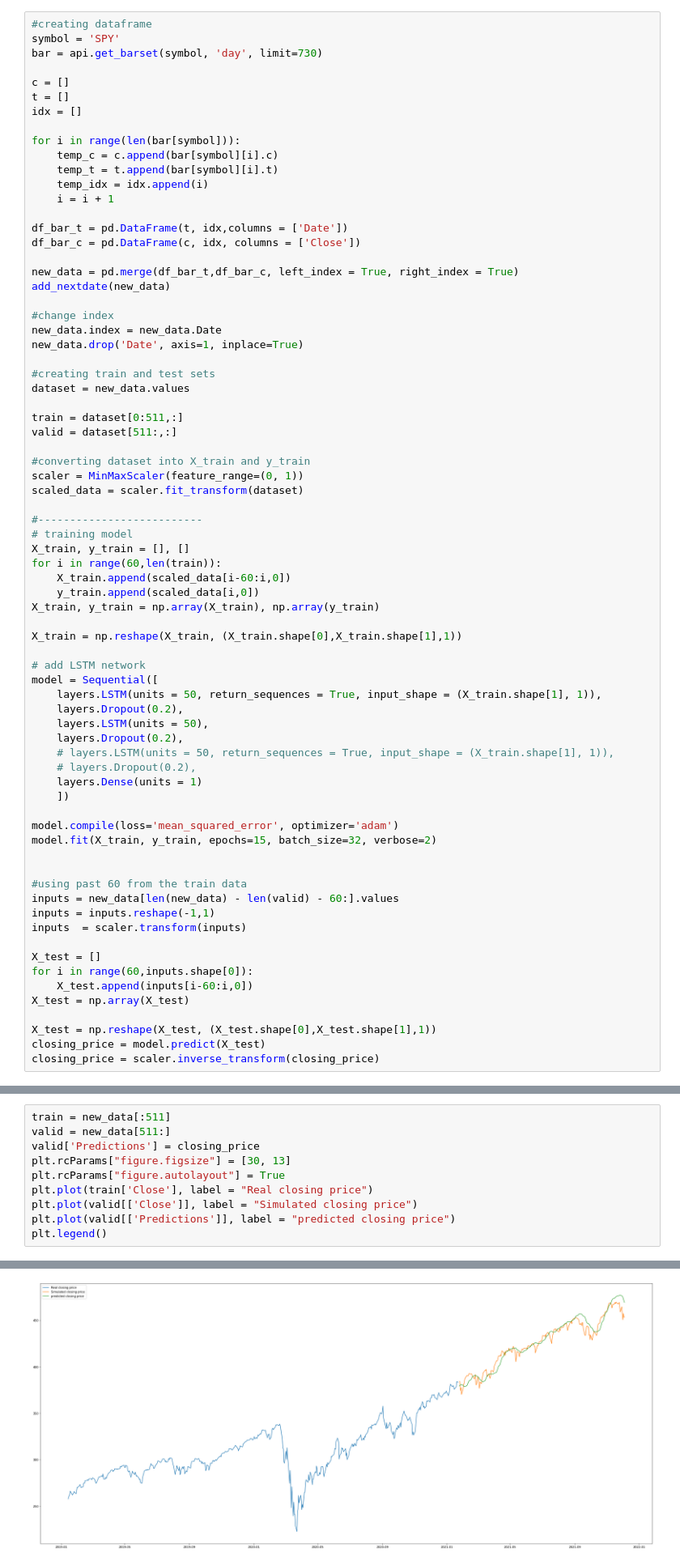
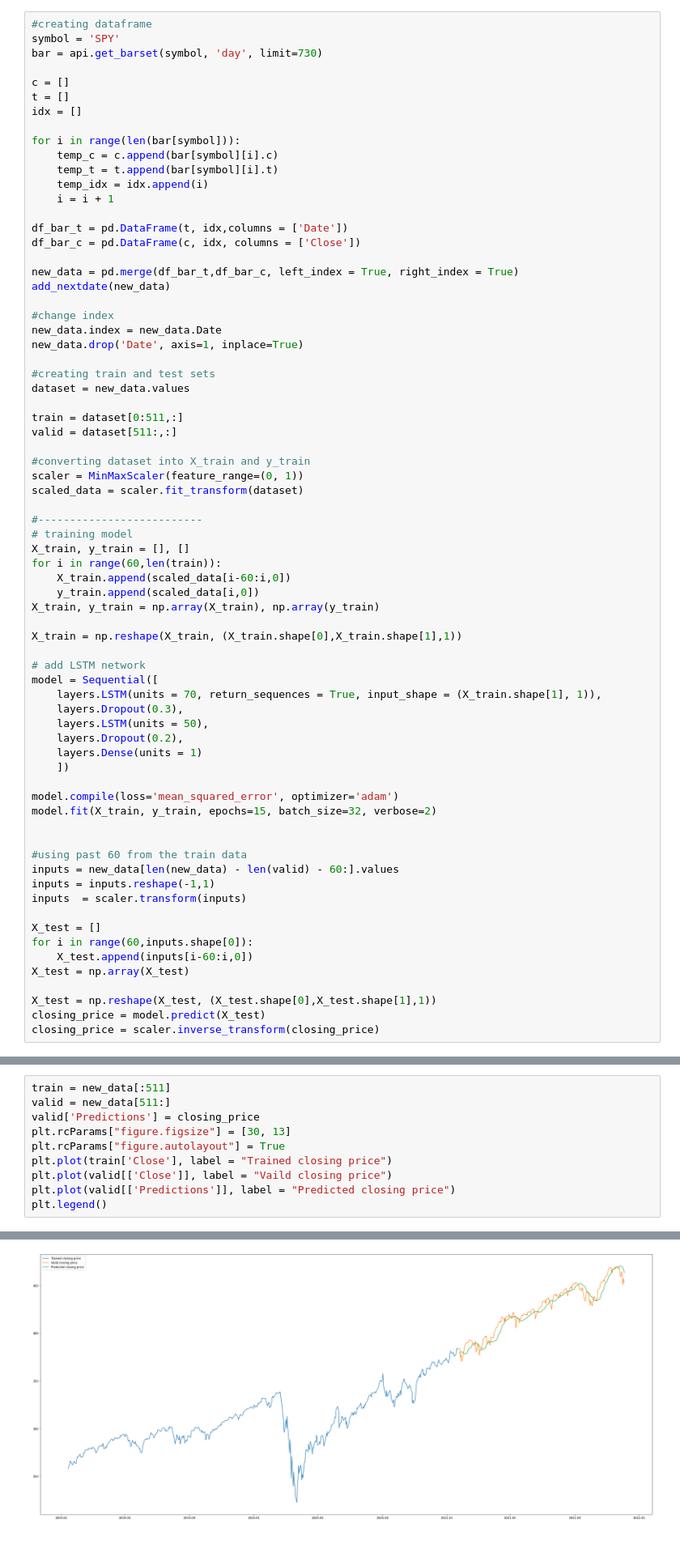
Before and after one commit to libbyrencc/WSB, a Jupyter notebook: py/predator/model1.ipynb, the cells around one changed output, grey strips where cells are left out. Shown at 81% size. Drawn from its saved outputs; the diff is of its cells as text.

```diff
--- a/py/predator/model1.ipynb
+++ b/py/predator/model1.ipynb
@@ -124,12 +124,10 @@ X_train = np.reshape(X_train, (X_train.shape[0],X_train.shape[1],1))
 
 # add LSTM network
 model = Sequential([
-    layers.LSTM(units = 50, return_sequences = True, input_shape = (X_train.shape[1], 1)),
-    layers.Dropout(0.2),
+    layers.LSTM(units = 70, return_sequences = True, input_shape = (X_train.shape[1], 1)),
+    layers.Dropout(0.3),
     layers.LSTM(units = 50),
     layers.Dropout(0.2),
-    # layers.LSTM(units = 50, return_sequences = True, input_shape = (X_train.shape[1], 1)),
-    # layers.Dropout(0.2),
     layers.Dense(units = 1)
     ])
 
@@ -193,21 +175,21 @@ rms
 # %%
 train = new_data[:511]
 valid = new_data[511:]
 valid['Predictions'] = closing_price
 plt.rcParams["figure.figsize"] = [30, 13]
 plt.rcParams["figure.autolayout"] = True
-plt.plot(train['Close'], label = "Real closing price")
-plt.plot(valid[['Close']], label = "Simulated closing price")
-plt.plot(valid[['Predictions']], label = "predicted closing price")
+plt.plot(train['Close'], label = "Trained closing price")
+plt.plot(valid[['Close']], label = "Vaild closing price")
+plt.plot(valid[['Predictions']], label = "Predicted closing price")
 plt.legend()
 # %% [output]
 A value is trying to be set on a copy of a slice from a DataFrame.
 Try using .loc[row_indexer,col_indexer] = value instead
 
 See the caveats in the documentation: https://pandas.pydata.org/pandas-docs/stable/user_guide/indexing.html#returning-a-view-versus-a-copy
   valid['Predictions'] = closing_price
 <matplotlib.legend.Legend at 0x...>
-[figure, old version]
+[figure, new version]
 # %%
 # predict how the closing price changes tomorrow
 def nextday_predict(data):
```
Also changed, not shown: parts of 2 cells of this notebook.
